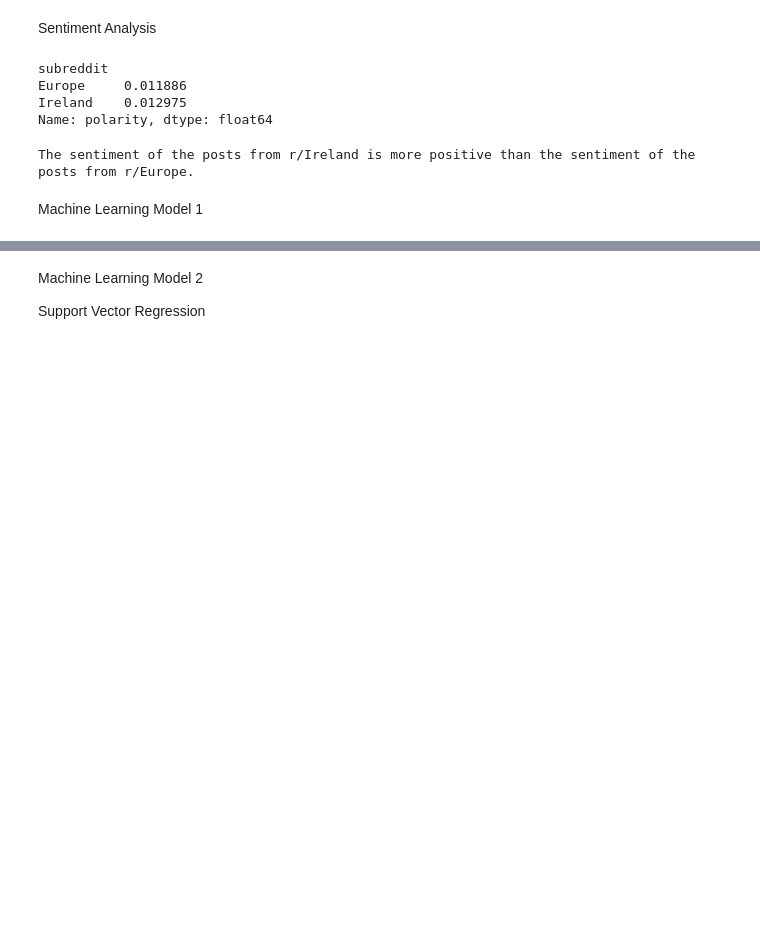
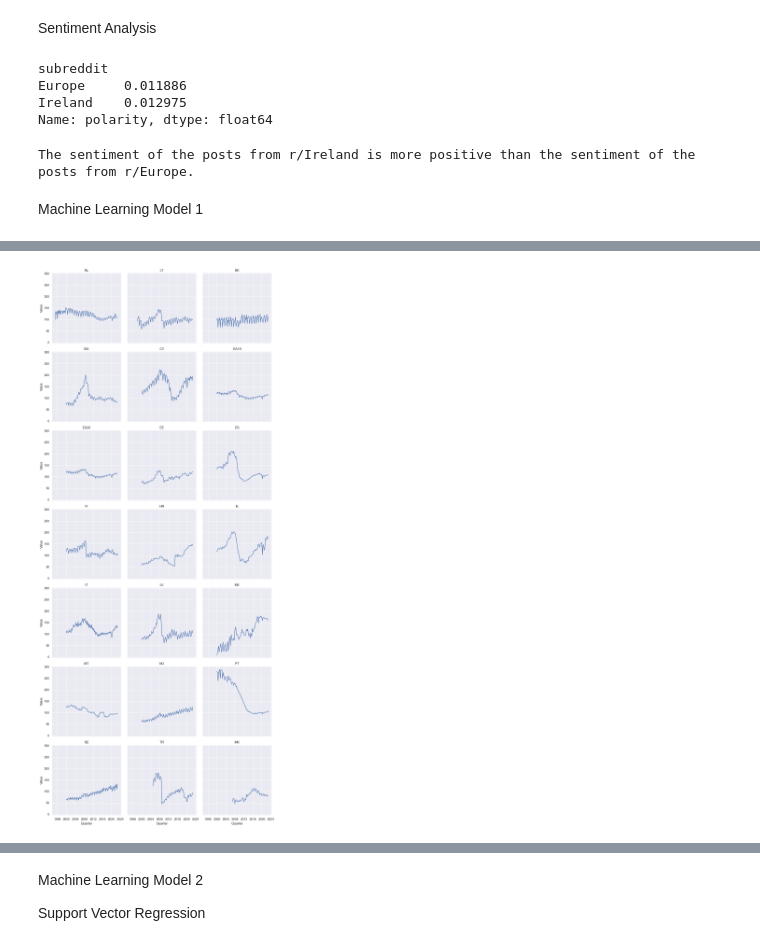
Before and after one commit to paulr28/MSc_DA_CA2, a Jupyter notebook: Explortation_1.ipynb, the cells around one changed output, grey strips where cells are left out. Cells and saved outputs as stored; diff of their text form; code cells hidden in the pictures; blank space fills up the shorter version.

```diff
--- a/Explortation_1.ipynb
+++ b/Explortation_1.ipynb
@@ -582,0 +627,36 @@ plt.show()
+# %%
+# Create a dataframe called df_filtered where the indic column equals 'IS-HWI' and the s_adj column contains 'NSA' values and the normal column equals False
+df_filteredall = df[(df['indic'] == 'IS-HWI') & (df['normal'] == False) & (df['s_adj'] == 'NSA')]
+df_filteredall = df_filteredall.dropna(subset=['Value'])
+
+# Define a function to parse the date string
+def parse_quarter(date_string):
+    year, quarter = date_string.split('-Q')
+    month = (int(quarter) - 1) * 3 + 1
+    return datetime(int(year), month, 1)
+
+#Apply the parse_quarter function to the 'Quarter' column
+df_filteredall['Quarter'] = df_filteredall['Quarter'].apply(parse_quarter)
+
+# Set the style of the plots
+sns.set(style='darkgrid')
+
+# Use the 'FacetGrid' function to create facetted plots
+g = sns.FacetGrid(df_filteredall, col='geo\\TIME_PERIOD', col_wrap=3, height=4)
+
+# Map the line plot onto the facetted plots
+g.map(sns.lineplot, 'Quarter', 'Value')
+
+# Set the x-axis label for each plot
+g.set_axis_labels('Quarter', 'Value')
+
+# Set the title for each plot
+g.set_titles('{col_name}')
+
+# Adjust the spacing between the plots
+g.tight_layout()
+
+# Show the facetted plots
+plt.show()
+# %% [output]
+[figure, added]
```
Also changed, not shown: parts of 22 cells of this notebook.
